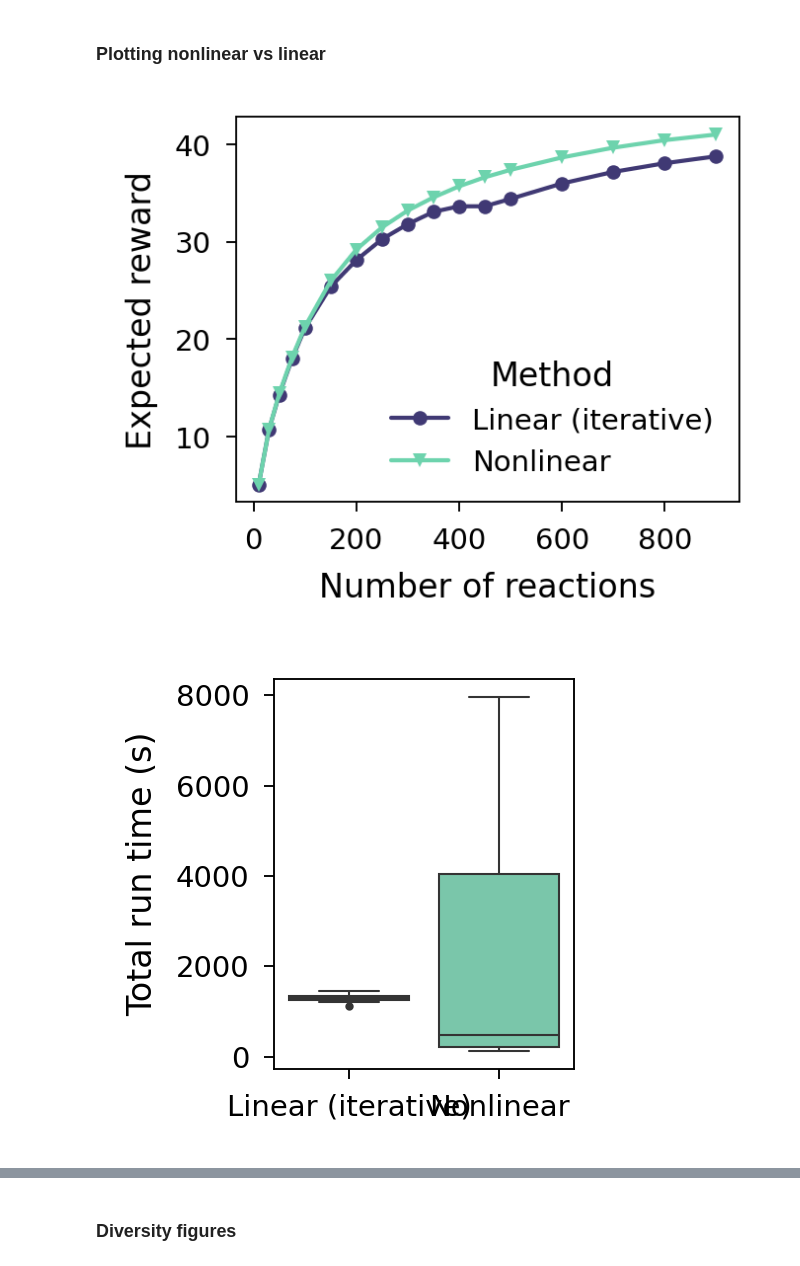
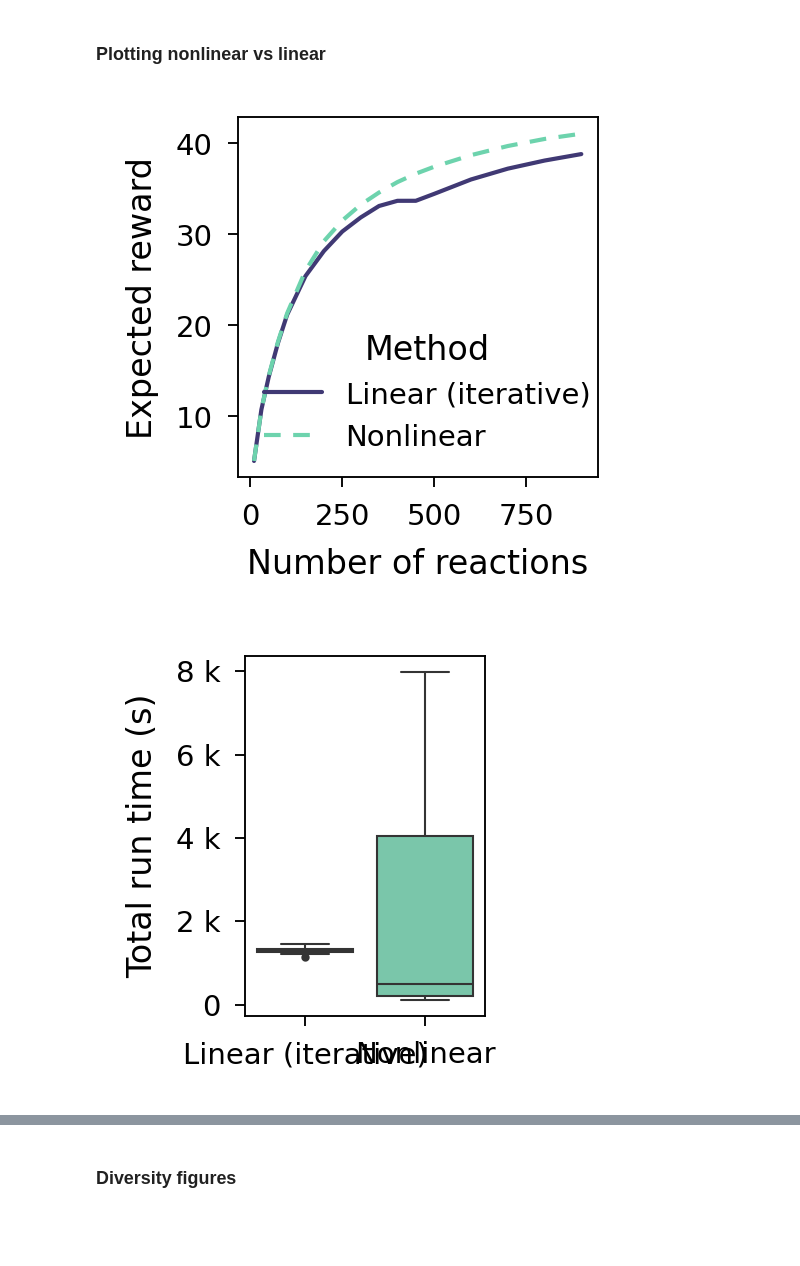
Before and after one commit to coleygroup/sparrow, a Jupyter notebook: examples/automoldesigner/figures/figures.ipynb, the cells around one changed output, grey strips where cells are left out. Drawn from its saved outputs; the diff is of its cells as text; code cells hidden in the pictures; blank space fills up the shorter version.

```diff
--- a/examples/automoldesigner/figures/figures.ipynb
+++ b/examples/automoldesigner/figures/figures.ipynb
@@ -10,6 +10,7 @@ import networkx as nx
 from rdkit import Chem
 from rdkit.Chem import rdFingerprintGenerator
 from rdkit import RDLogger
+
 RDLogger.DisableLog('rdApp.*')
 
 from importlib import reload
@@ -27,10 +28,10 @@ method_colors = {
     'Common': sns.color_palette("mako", n_colors=10).as_hex()[4],
 }
 
-method_markers = {
-    'Nonlinear': 'v',
-    'Linear (iterative)': 'o',
-    'Common': 's',
+method_styles = {
+    'Linear (iterative)': '',
+    'Nonlinear': (4,3),
+    'Common': (1,1)
 }
 # %% [markdown]
 ### Functions
@@ -40,7 +41,7 @@ def get_params_and_summary(res_dir: Path):
         'bayes_iters', 'max_rxns', 'Number targets',
         'Cumulative reward of selected compounds', 'Run time',
         'Expected Reward', 'Number reaction steps (actual)', 'Average reaction score (actual)',
-        'max_rxn_classes']
+        'max_rxn_classes', 'reward_weight', 'reaction_weight', 'start_cost_weight']
 
     if not (res_dir / 'params.ini').exists():
         return
@@ -131,23 +132,26 @@ df = df.sort_values(by='Method')
 # %%
 fig, ax = plt.subplots(1,1)
 sns.lineplot(data=df, x='max_rxns', y='Expected Reward', hue='Method', style='Method', ax=ax,
-             palette=method_colors, markers=method_markers, dashes = False, markeredgecolor=None,
-             markeredgewidth=0, markersize=3.5, linewidth=1)
-plot_utils.set_size(ax=ax, w=1.7, h=1.3)
+             palette=method_colors, dashes=method_styles, linewidth=1)
+plot_utils.set_size(ax=ax, w=1.2, h=1.2)
 ax.set_xlabel('Number of reactions')
 ax.set_ylabel('Expected reward')
 fig.savefig(fig_dir/f'er_vs_nrxns{ftype}',bbox_inches='tight', dpi=200, transparent=True)
 # %% [output]
-[figure, old version]
+[figure, new version]
 # %%
+import matplotlib.ticker as ticker
+
 fig, ax = plt.subplots(1,1)
 sns.boxplot(data=df, x="Method", y="Run time", hue="Method", ax=ax, linewidth=0.5, fliersize=1, palette=method_colors) #, log_scale=True)
-plot_utils.set_size(ax=ax, w=1, h=1.3)
+plot_utils.set_size(ax=ax, w=0.8, h=1.2)
 ax.set_ylabel('Total run time (s)')
 ax.set_xlabel(None)
+ax.yaxis.set_major_formatter(ticker.EngFormatter())
+
 fig.savefig(fig_dir/f'time_vs_method{ftype}',bbox_inches='tight', dpi=200, transparent=True)
 # %% [output]
-[figure, old version]
+[figure, new version]
 # %%
 df_common = df[['Method', 'max_rxns', 'Number targets']]
 storage = []
```
Also changed, not shown: parts of 4 cells of this notebook.
